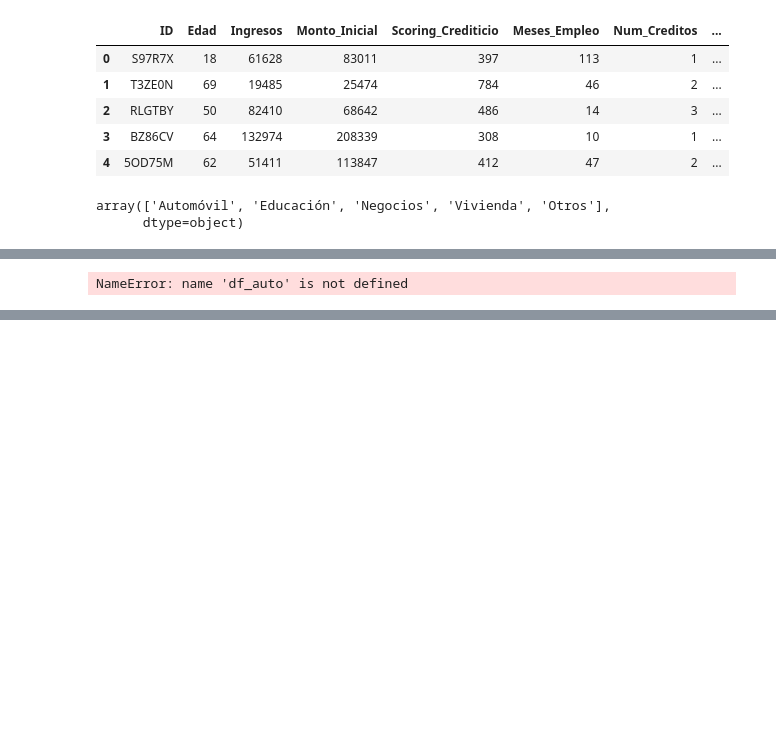
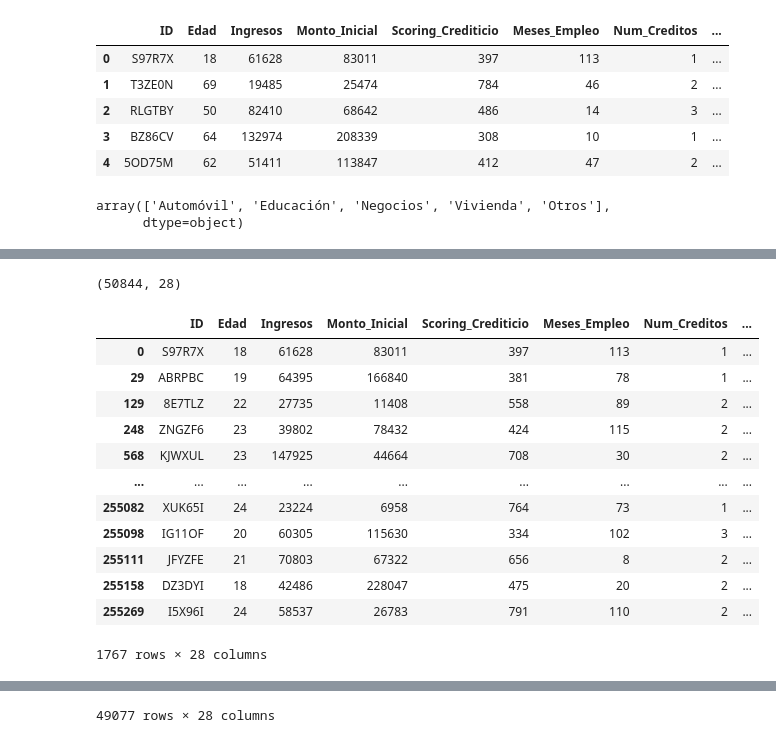
Before and after one commit to danielsoponaru/25-26_R07_NARANJA, a Jupyter notebook: 01-Ingesta_Limpieza.ipynb, the cells around one changed output, grey strips where cells are left out. Saved outputs shown, nothing was run; the diff lists cells and outputs as text; code cells hidden in the pictures; blank space fills up the shorter version.

```diff
--- a/01-Ingesta_Limpieza.ipynb
+++ b/01-Ingesta_Limpieza.ipynb
@@ -65,7 +63,7 @@ df_auto.describe()  #minimo de 18 años #meses de empleo 0????
 # %%
 #df_auto["Ratio_Interes"] = df_auto["Ratio_Interes"] / 100 #pasar a %
 # %%
-df_auto=pd.get_dummies(df_auto,columns=["Proposito","Estudios","Tipo_Jornada_Laboral","Estado_Civil"])
+df_auto=pd.get_dummies(df_auto,columns=["Proposito","Estudios","Tipo_Jornada_Laboral","Estado_Civil","Duracion"],drop_first=True)
 df_auto.head()
 # %% [output]
 |  | ID | Edad | Ingresos | Monto_Inicial | Scoring_Crediticio | Meses_Empleo | Num_Creditos | ... |
@@ -77,0 +82,5 @@ df_auto.head()
+# %%
+df_auto['max_meses_empleo_posible'] = (df_auto['Edad'] - 16) * 12
+anomalia_empleo = df_auto[df_auto['Meses_Empleo'] > df_auto['max_meses_empleo_posible']].copy()
+anomalia_empleo['diferencia_meses'] = anomalia_empleo['Meses_Empleo'] - anomalia_empleo['max_meses_empleo_posible']
+anomalia_empleo[['ID', 'Edad', 'Meses_Empleo', 'max_meses_empleo_posible', 'diferencia_meses']]
@@ -78,4 +101,26 @@ df_auto.head()
 # %%
 df_auto.to_csv("Datos/Transformados/df_limpio.csv",index=False)
-# %% [output]
-NameError: name 'df_auto' is not defined
+# %%
+df_auto.shape
+# %% [output]
+(50844, 28)
+# %%
+anomalia_doctorado = df_auto[(df_auto['Edad'] < 25) & (df_auto['Estudios_Doctorado'] == True)].copy()
+display(anomalia_doctorado)
+
+df_limpio = df_auto.drop(anomalia_doctorado.index)
+df_limpio
+# %% [output]
+|  | ID | Edad | Ingresos | Monto_Inicial | Scoring_Crediticio | Meses_Empleo | Num_Creditos | ... |
+| 0 | S97R7X | 18 | 61628 | 83011 | 397 | 113 | 1 | ... |
+| 29 | ABRPBC | 19 | 64395 | 166840 | 381 | 78 | 1 | ... |
+| 129 | 8E7TLZ | 22 | 27735 | 11408 | 558 | 89 | 2 | ... |
+| 248 | ZNGZF6 | 23 | 39802 | 78432 | 424 | 115 | 2 | ... |
+| 568 | KJWXUL | 23 | 147925 | 44664 | 708 | 30 | 2 | ... |
+| ... | ... | ... | ... | ... | ... | ... | ... | ... |
+| 255082 | XUK65I | 24 | 23224 | 6958 | 764 | 73 | 1 | ... |
+| 255098 | IG11OF | 20 | 60305 | 115630 | 334 | 102 | 3 | ... |
+| 255111 | JFYZFE | 21 | 70803 | 67322 | 656 | 8 | 2 | ... |
+| 255158 | DZ3DYI | 18 | 42486 | 228047 | 475 | 20 | 2 | ... |
+| 255269 | I5X96I | 24 | 58537 | 26783 | 791 | 110 | 2 | ... |
+1767 rows × 28 columns
@@ -81,0 +139 @@ NameError: name 'df_auto' is not defined
+49077 rows × 28 columns
```
Also changed, not shown: parts of 7 cells of this notebook, 1 other file.
